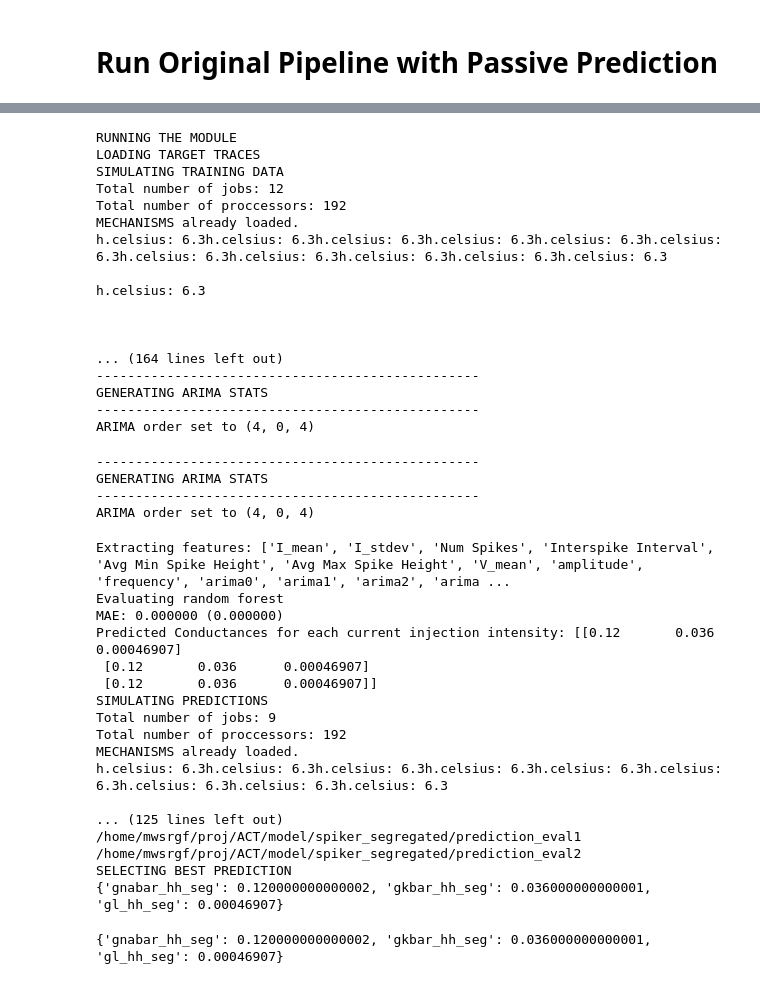
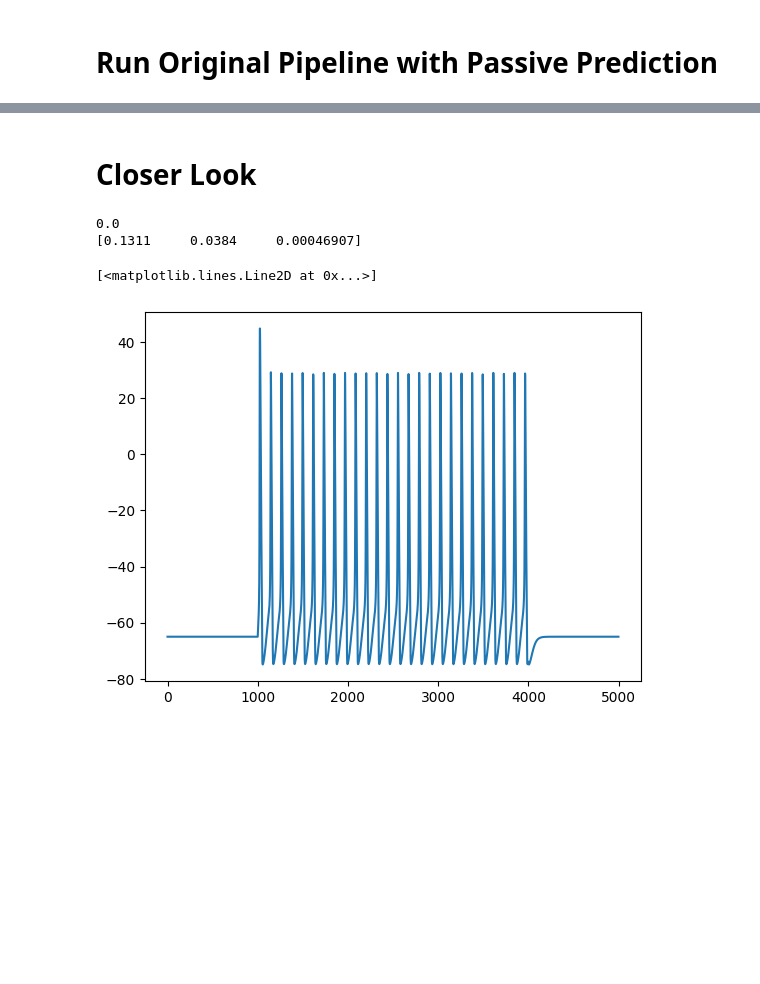
Before and after one commit to V-Marco/ACT, a Jupyter notebook: spiker_seg.ipynb, the cells around one changed output, grey strips where cells are left out. Saved outputs shown, nothing was run; the diff lists cells and outputs as text; code cells hidden in the pictures; blank space fills up the shorter version.

Commit message:
fixed bugs in evaluation. Decreased dt, so feature extraction would work. Namely, the number of spikes was being missed because of some aliasing/low sample effect. Predictions work now.

```diff
--- a/spiker_seg.ipynb
+++ b/spiker_seg.ipynb
@@ -203,49 +212,5 @@ mod = ACTModule(
 # %%
-predicted_g_data_file = mod.run()
 mod.pickle_rf(mod.rf_model,"./model/spiker_segregated/trained_rf.pkl")
-# %% [output]
-RUNNING THE MODULE
-LOADING TARGET TRACES
-SIMULATING TRAINING DATA
-Total number of jobs: 12
-Total number of proccessors: 192
-MECHANISMS already loaded.
-h.celsius: 6.3h.celsius: 6.3h.celsius: 6.3h.celsius: 6.3h.celsius: 6.3h.celsius: 6.3h.celsius: 6.3h.celsius: 6.3h.celsius: 6.3h.celsius: 6.3h.celsius: 6.3
-
-h.celsius: 6.3
-
-
-
-... (164 lines left out)
--------------------------------------------------
-GENERATING ARIMA STATS
--------------------------------------------------
-ARIMA order set to (4, 0, 4)
--------------------------------------------------
-GENERATING ARIMA STATS
--------------------------------------------------
-ARIMA order set to (4, 0, 4)
-Extracting features: ['I_mean', 'I_stdev', 'Num Spikes', 'Interspike Interval', 'Avg Min Spike Height', 'Avg Max Spike Height', 'V_mean', 'amplitude', 'frequency', 'arima0', 'arima1', 'arima2', 'arima ...
-Evaluating random forest
-MAE: 0.000000 (0.000000)
-Predicted Conductances for each current injection intensity: [[0.12       0.036      0.00046907]
- [0.12       0.036      0.00046907]
- [0.12       0.036      0.00046907]]
-SIMULATING PREDICTIONS
-Total number of jobs: 9
-Total number of proccessors: 192
-MECHANISMS already loaded.
-h.celsius: 6.3h.celsius: 6.3h.celsius: 6.3h.celsius: 6.3h.celsius: 6.3h.celsius: 6.3h.celsius: 6.3h.celsius: 6.3h.celsius: 6.3
-
-... (125 lines left out)
-/home/mwsrgf/proj/ACT/model/spiker_segregated/prediction_eval1
-/home/mwsrgf/proj/ACT/model/spiker_segregated/prediction_eval2
-SELECTING BEST PREDICTION
-{'gnabar_hh_seg': 0.120000000000002, 'gkbar_hh_seg': 0.036000000000001, 'gl_hh_seg': 0.00046907}
-# %%
-print(train_cell.predicted_g)
-# %% [output]
-{'gnabar_hh_seg': 0.120000000000002, 'gkbar_hh_seg': 0.036000000000001, 'gl_hh_seg': 0.00046907}
 # %%
 from act import ACTPlot
 ACTPlot.plot_v_comparison(predicted_g_data_file, "./model/spiker_segregated/target", "./model/spiker_segregated", [0.1,0.2,0.3])
@@ -252,0 +218,21 @@ ACTPlot.plot_v_comparison(predicted_g_data_file, "./model/spiker_segregated/targ
+# %% [markdown]
+# Closer Look
+# %%
+import numpy as np
+evaluation_num = 1
+dataset = np.load(f"./model/spiker_segregated/prediction_eval{evaluation_num}/combined_out.npy")
+sample = 0
+V = dataset[sample,:,0]
+I = dataset[sample,150,1]
+g = dataset[sample,:3,2]
+print(I)
+print(f"{g}")
+
+from matplotlib import pyplot as plt
+
+plt.plot(V)
+# %% [output]
+0.0
+[0.1311     0.0384     0.00046907]
+[<matplotlib.lines.Line2D at 0x...>]
+[figure, added]
```
Also changed, not shown: parts of 11 cells of this notebook, 5 other files.
